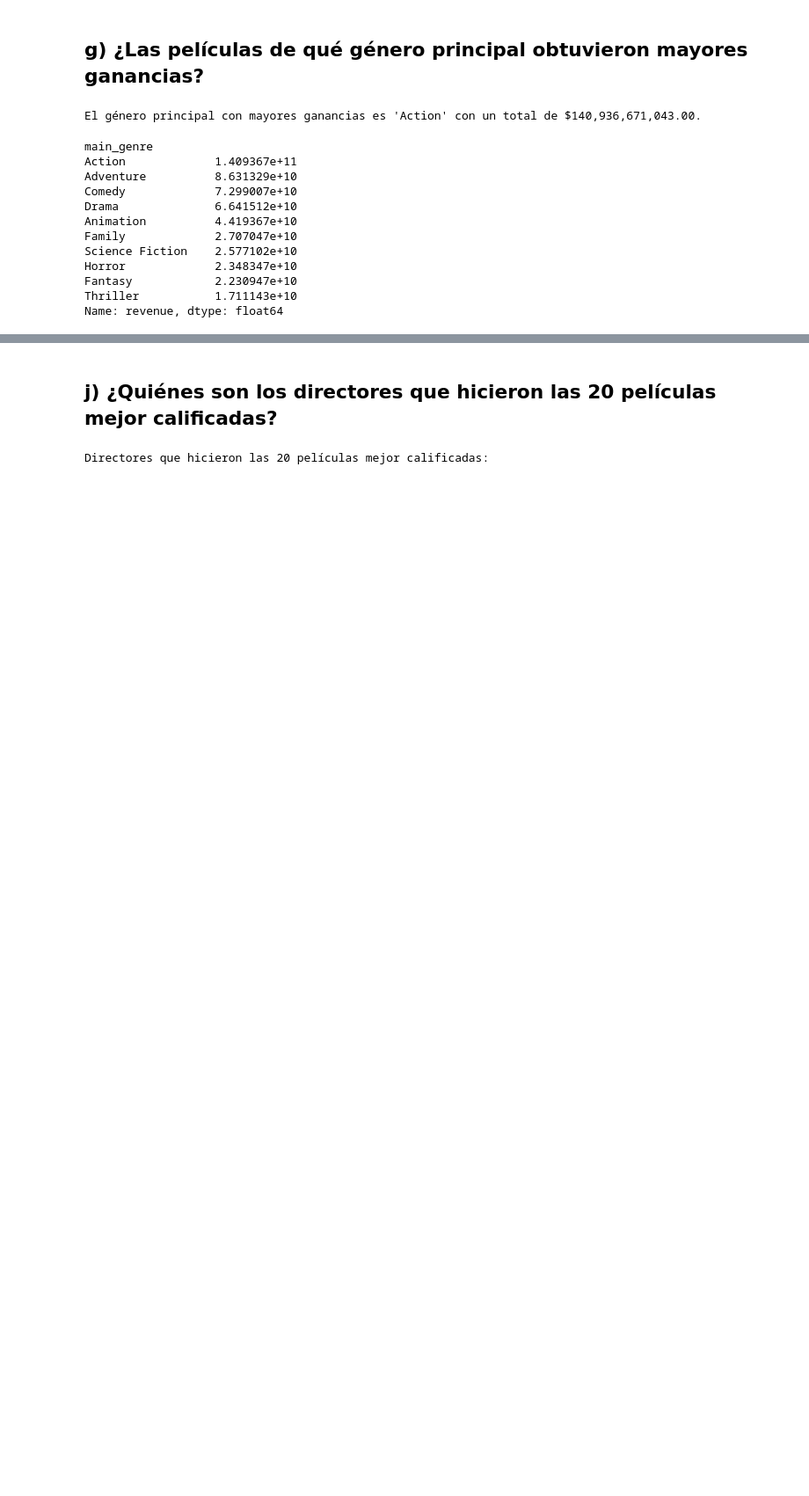
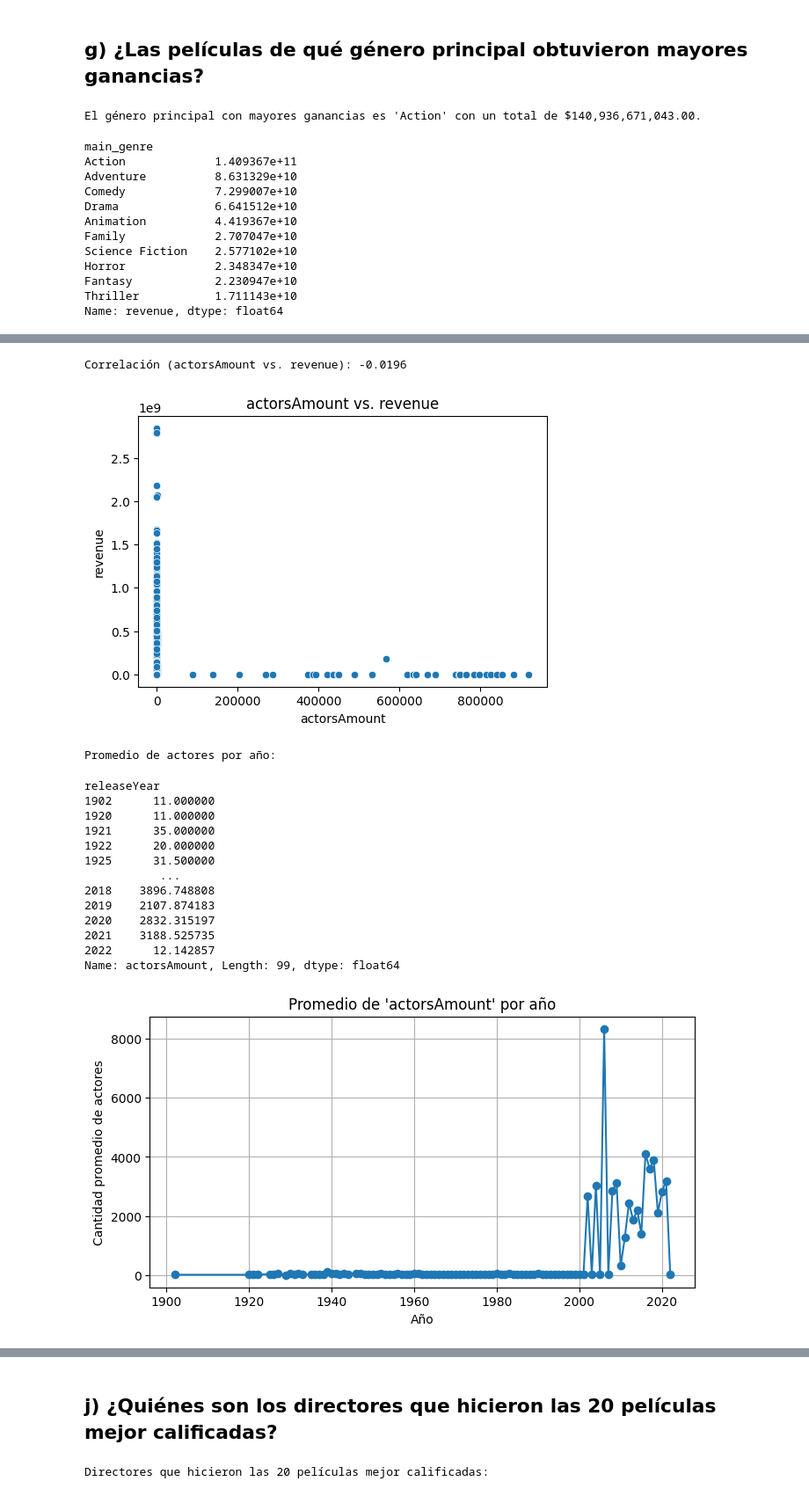
Before and after one commit to Kapiven/HT1, a Jupyter notebook: AnalisisExploratorio.ipynb, the cells around one changed output, grey strips where cells are left out. Shown at 88% size. Drawn from its saved outputs; the diff is of its cells as text; code cells hidden in the pictures; blank space fills up the shorter version.

```diff
--- a/AnalisisExploratorio.ipynb
+++ b/AnalisisExploratorio.ipynb
@@ -241,0 +668,46 @@ Name: revenue, dtype: float64
+# %%
+# 1) Correlación entre `actorsAmount` y `revenue`
+if "actorsAmount" in df.columns and "revenue" in df.columns:
+    corr_act_rev = df["actorsAmount"].corr(df["revenue"])
+    print(f"Correlación (actorsAmount vs. revenue): {corr_act_rev:.4f}")
+
+    plt.figure(figsize=(6,4))
+    sns.scatterplot(data=df, x="actorsAmount", y="revenue")
+    plt.title("actorsAmount vs. revenue")
+    plt.show()
+else:
+    print("No se encontraron columnas 'actorsAmount' o 'revenue' en el DataFrame.")
+
+# 2) Evolución de la cantidad de actores con el tiempo
+if "actorsAmount" in df.columns and "releaseYear" in df.columns:
+    mean_actors_by_year = df.groupby("releaseYear")["actorsAmount"].mean().dropna()
+    print("Promedio de actores por año:")
+    display(mean_actors_by_year)
+
+    plt.figure(figsize=(8,4))
+    mean_actors_by_year.plot(marker='o')
+    plt.title("Promedio de 'actorsAmount' por año")
+    plt.xlabel("Año")
+    plt.ylabel("Cantidad promedio de actores")
+    plt.grid(True)
+    plt.show()
+else:
+    print("No se encontraron columnas 'actorsAmount' o 'releaseYear' para analizar la evolución.")
+# %% [output]
+Correlación (actorsAmount vs. revenue): -0.0196
+[figure, added]
+Promedio de actores por año:
+releaseYear
+1902      11.000000
+1920      11.000000
+1921      35.000000
+1922      20.000000
+1925      31.500000
+           ...
+2018    3896.748808
+2019    2107.874183
+2020    2832.315197
+2021    3188.525735
+2022      12.142857
+Name: actorsAmount, Length: 99, dtype: float64
+[figure, added]
```
Also changed, not shown: parts of 26 cells of this notebook.
